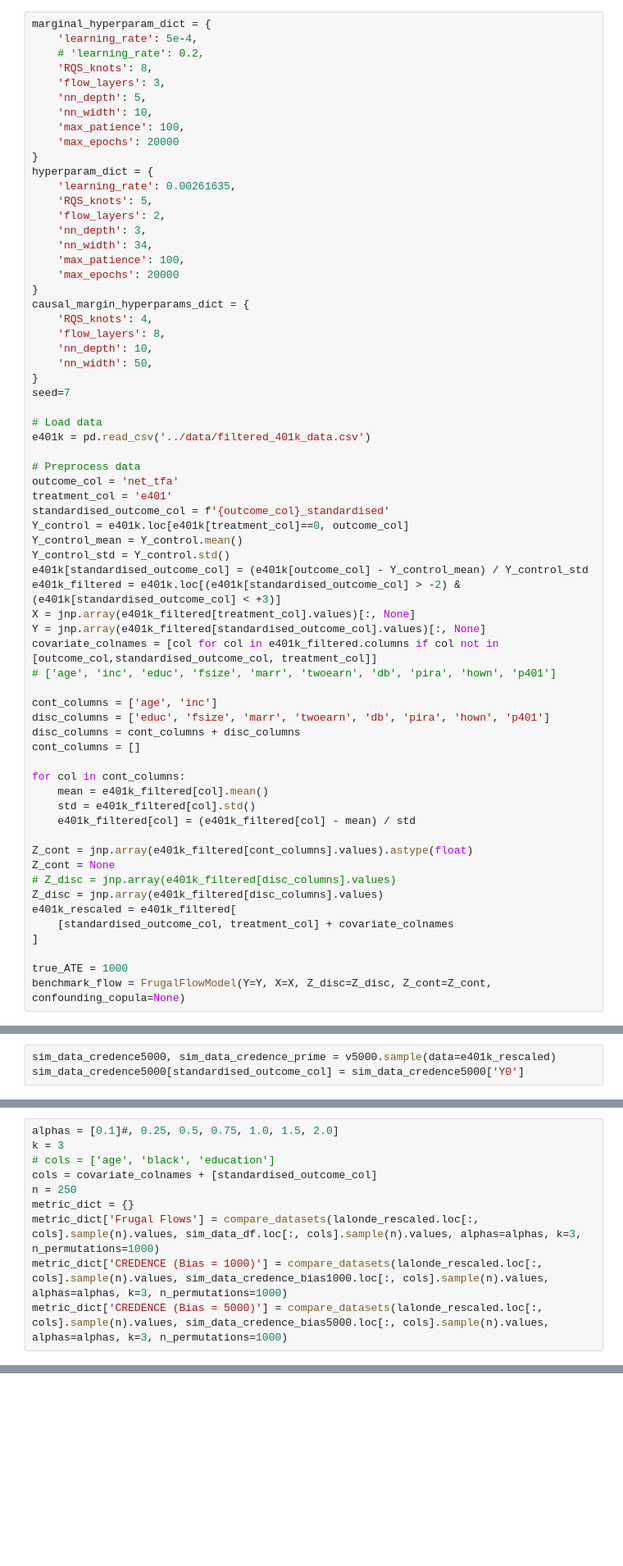
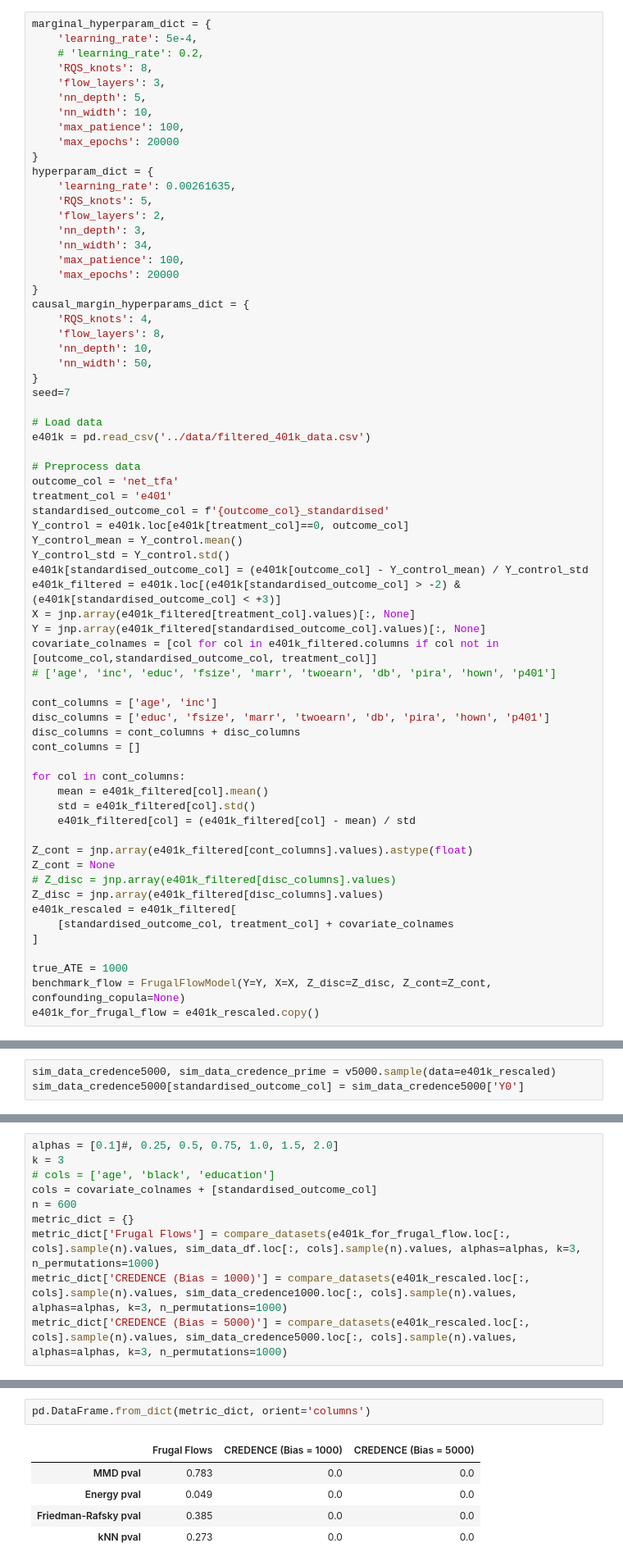
Before and after one commit to llaurabatt/frugal-flows, a Jupyter notebook: validation/validating_e401k_datagen.ipynb, the cells around one changed output, grey strips where cells are left out. Shown at 82% size. Cells and saved outputs as stored; diff of their text form; blank space fills up the shorter version.

Commit message:
Save more metrics

```diff
--- a/validation/validating_e401k_datagen.ipynb
+++ b/validation/validating_e401k_datagen.ipynb
@@ -129,6 +129,7 @@ e401k_rescaled = e401k_filtered[
 
 true_ATE = 1000
 benchmark_flow = FrugalFlowModel(Y=Y, X=X, Z_disc=Z_disc, Z_cont=Z_cont, confounding_copula=None)
+e401k_for_frugal_flow = e401k_rescaled.copy()
 # %%
 benchmark_flow.train_benchmark_model(
     training_seed=jr.PRNGKey(seed),
@@ -619,8 +624,8 @@ alphas = [0.1]#, 0.25, 0.5, 0.75, 1.0, 1.5, 2.0]
 k = 3
 # cols = ['age', 'black', 'education']
 cols = covariate_colnames + [standardised_outcome_col]
-n = 250
+n = 600
 metric_dict = {}
-metric_dict['Frugal Flows'] = compare_datasets(lalonde_rescaled.loc[:, cols].sample(n).values, sim_data_df.loc[:, cols].sample(n).values, alphas=alphas, k=3, n_permutations=1000)
-metric_dict['CREDENCE (Bias = 1000)'] = compare_datasets(lalonde_rescaled.loc[:, cols].sample(n).values, sim_data_credence_bias1000.loc[:, cols].sample(n).values, alphas=alphas, k=3, n_permutations=1000)
-metric_dict['CREDENCE (Bias = 5000)'] = compare_datasets(lalonde_rescaled.loc[:, cols].sample(n).values, sim_data_credence_bias5000.loc[:, cols].sample(n).values, alphas=alphas, k=3, n_permutations=1000)
+metric_dict['Frugal Flows'] = compare_datasets(e401k_for_frugal_flow.loc[:, cols].sample(n).values, sim_data_df.loc[:, cols].sample(n).values, alphas=alphas, k=3, n_permutations=1000)
+metric_dict['CREDENCE (Bias = 1000)'] = compare_datasets(e401k_rescaled.loc[:, cols].sample(n).values, sim_data_credence1000.loc[:, cols].sample(n).values, alphas=alphas, k=3, n_permutations=1000)
+metric_dict['CREDENCE (Bias = 5000)'] = compare_datasets(e401k_rescaled.loc[:, cols].sample(n).values, sim_data_credence5000.loc[:, cols].sample(n).values, alphas=alphas, k=3, n_permutations=1000)
@@ -626,0 +651,8 @@ metric_dict['CREDENCE (Bias = 5000)'] = compare_datasets(lalonde_rescaled.loc[:,
+# %%
+pd.DataFrame.from_dict(metric_dict, orient='columns')
+# %% [output]
+|  | Frugal Flows | CREDENCE (Bias = 1000) | CREDENCE (Bias = 5000) |
+| MMD pval | 0.783 | 0.0 | 0.0 |
+| Energy pval | 0.049 | 0.0 | 0.0 |
+| Friedman-Rafsky pval | 0.385 | 0.0 | 0.0 |
+| kNN pval | 0.273 | 0.0 | 0.0 |
```
Also changed, not shown: parts of 3 cells of this notebook.
